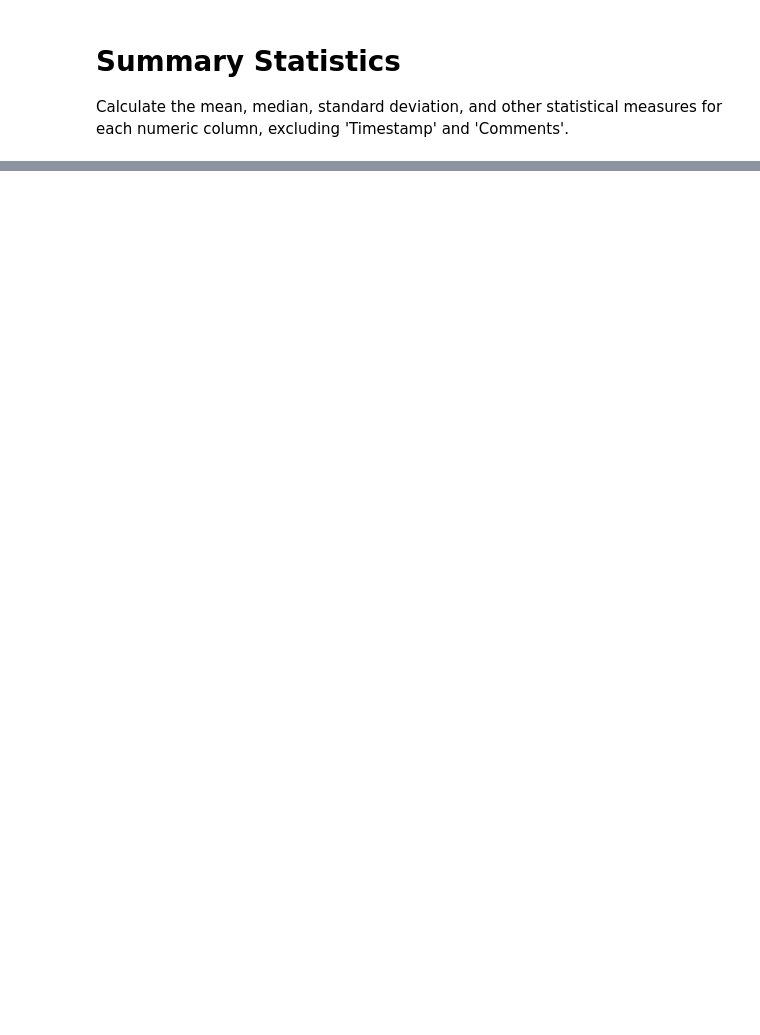
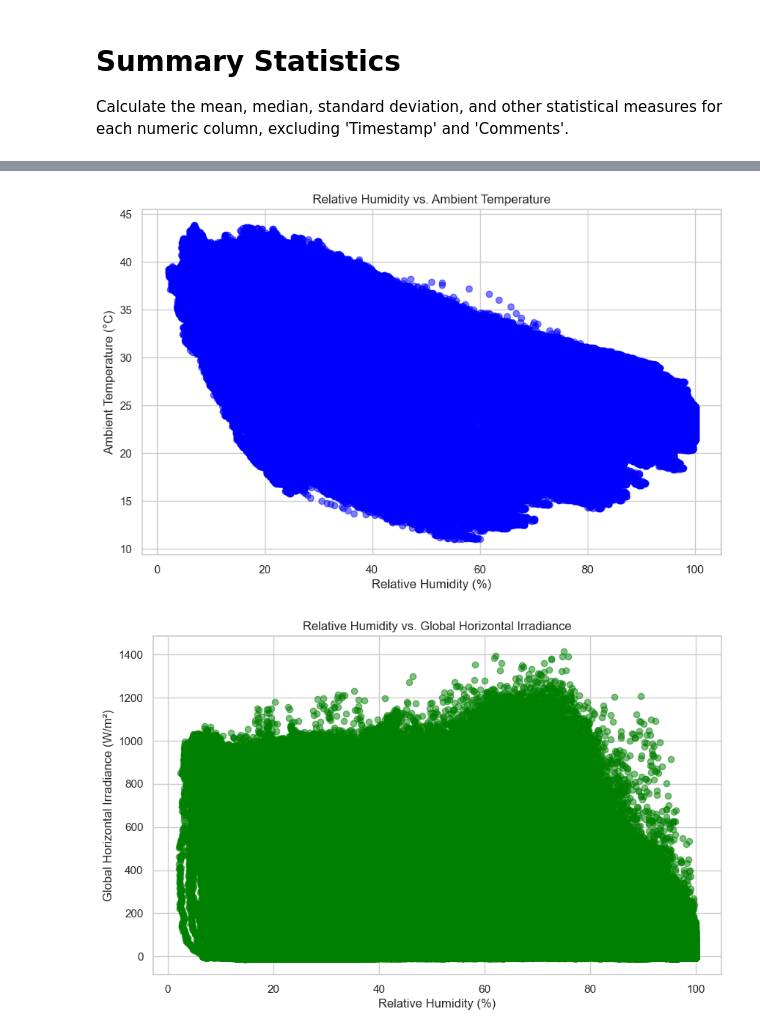
Before and after one commit to abrishk26/kaim-week-0, a Jupyter notebook: notebooks/eda.ipynb, the cells around one changed output, grey strips where cells are left out. Saved outputs shown, nothing was run; the diff lists cells and outputs as text; code cells hidden in the pictures; blank space fills up the shorter version.

```diff
--- a/notebooks/eda.ipynb
+++ b/notebooks/eda.ipynb
@@ -69,0 +388,48 @@ summary_stats
+# %%
+# Temperature Analysis
+
+# Examine how relative humidity (RH) might influence temperature readings and solar radiation
+
+# Scatter plot of RH vs. Tamb
+plt.figure(figsize=(10, 6))
+plt.scatter(df['RH'], df['Tamb'], alpha=0.5, color='blue')
+plt.xlabel('Relative Humidity (%)')
+plt.ylabel('Ambient Temperature (°C)')
+plt.title('Relative Humidity vs. Ambient Temperature')
+plt.show()
+
+# Scatter plot of RH vs. GHI
+plt.figure(figsize=(10, 6))
+plt.scatter(df['RH'], df['GHI'], alpha=0.5, color='green')
+plt.xlabel('Relative Humidity (%)')
+plt.ylabel('Global Horizontal Irradiance (W/m²)')
+plt.title('Relative Humidity vs. Global Horizontal Irradiance')
+plt.show()
+
+# Scatter plot of RH vs. DNI
+plt.figure(figsize=(10, 6))
+plt.scatter(df['RH'], df['DNI'], alpha=0.5, color='red')
+plt.xlabel('Relative Humidity (%)')
+plt.ylabel('Direct Normal Irradiance (W/m²)')
+plt.title('Relative Humidity vs. Direct Normal Irradiance')
+plt.show()
+
+# Scatter plot of RH vs. DHI
+plt.figure(figsize=(10, 6))
+plt.scatter(df['RH'], df['DHI'], alpha=0.5, color='orange')
+plt.xlabel('Relative Humidity (%)')
+plt.ylabel('Diffuse Horizontal Irradiance (W/m²)')
+plt.title('Relative Humidity vs. Diffuse Horizontal Irradiance')
+plt.show()
+
+# Calculate correlation between RH and temperature readings/solar radiation
+rh_correlation = df[['RH', 'Tamb', 'GHI', 'DNI', 'DHI']].corr()
+
+# Plot the correlation matrix using a heatmap
+plt.figure(figsize=(10, 8))
+sns.heatmap(rh_correlation, annot=True, cmap='coolwarm', vmin=-1, vmax=1)
+plt.title('Correlation Matrix for Relative Humidity and Temperature/Solar Radiation')
+plt.show()
+# %% [output]
+[figure, added]
+[figure, added]
```
Also changed, not shown: parts of 12 cells of this notebook.
